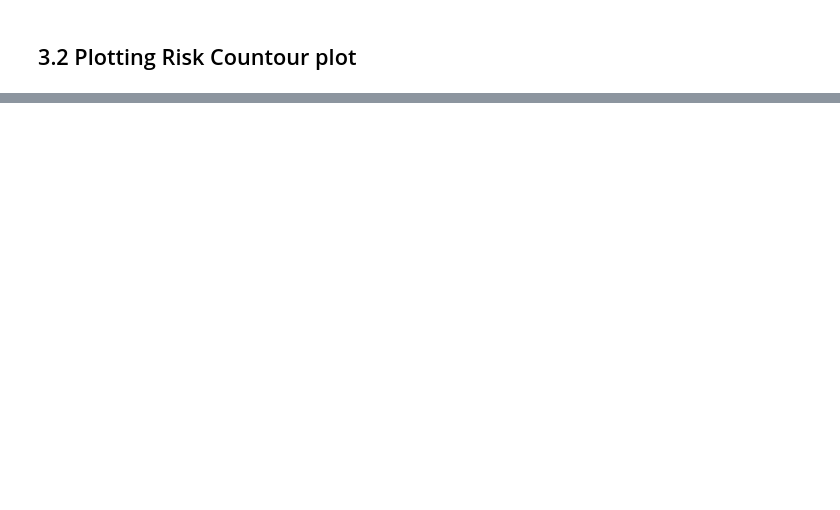
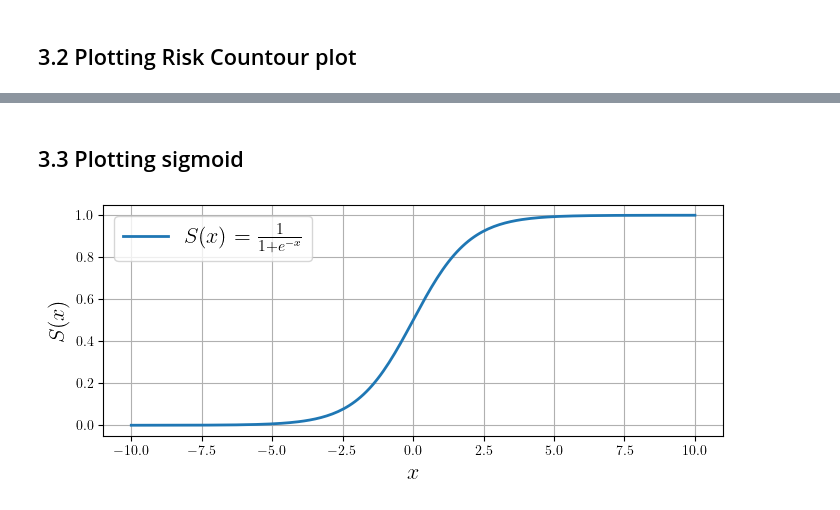
Before and after one commit to dailoht/Epitech_Zoidberg2.0, a Jupyter notebook: notebooks/visualization/logistic_regression.ipynb, the cells around one changed output, grey strips where cells are left out. Saved outputs shown, nothing was run; the diff lists cells and outputs as text; code cells hidden in the pictures; blank space fills up the shorter version.

```diff
--- a/notebooks/visualization/logistic_regression.ipynb
+++ b/notebooks/visualization/logistic_regression.ipynb
@@ -140,0 +142,16 @@ plt.savefig(zoidbergInfo.resource_dir / 'binaryclassgd.png')
+# %% [markdown]
+## 3.3 Plotting sigmoid
+# %%
+def sigmoid(x):
+    return 1/(1 + np.exp(-x))
+
+x = np.linspace(-10,10,200)
+plt.figure(figsize=(8,3))
+plt.plot(x, sigmoid(x), label=r'$S(x) = \frac{1}{1+e^{-x}}$', linewidth=2)
+plt.legend(fontsize=16)
+plt.xlabel(r'$x$', fontsize=16)
+plt.ylabel(r'$S(x)$', fontsize=16)
+plt.grid()
+plt.savefig(zoidbergInfo.resource_dir / 'sigmoid.png')
+# %% [output]
+[figure, added]
```
Also changed, not shown: parts of 3 cells of this notebook, 5 other files.
